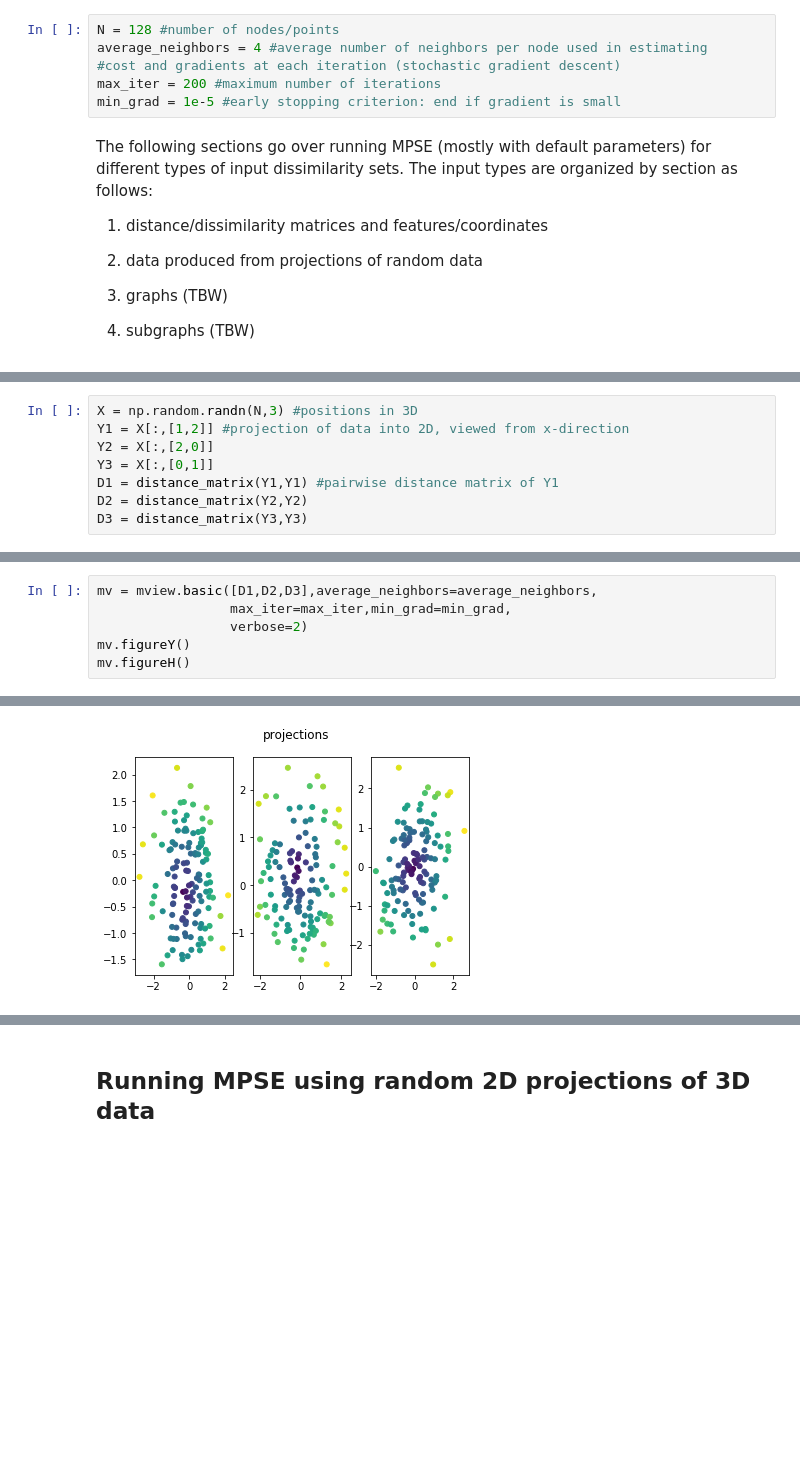
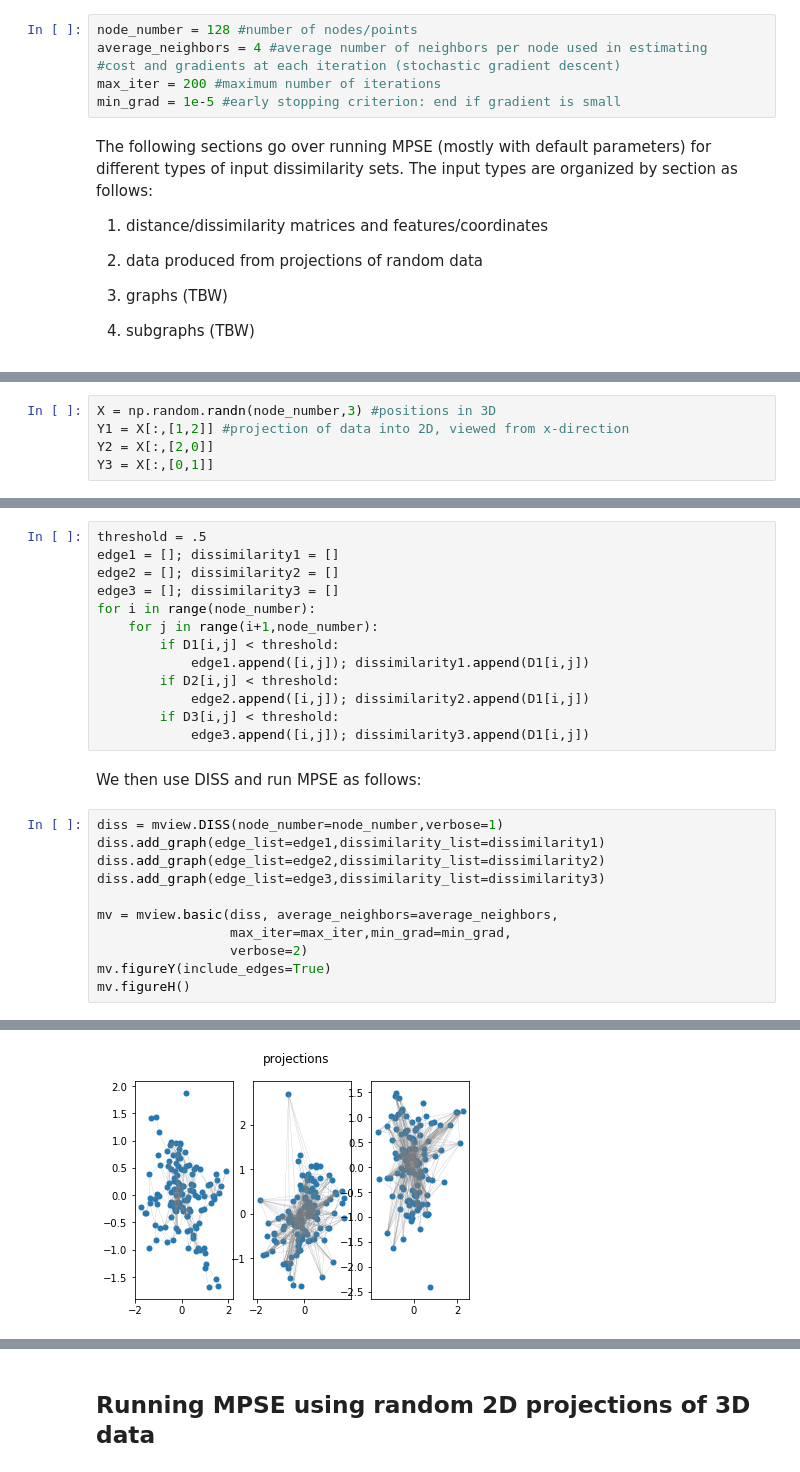
Before and after one commit to enggiqbal/MPSE, a Jupyter notebook: MPSE/mview_examples/inputs.ipynb, the cells around one changed output, grey strips where cells are left out. Drawn from its saved outputs; the diff is of its cells as text; blank space fills up the shorter version.

```diff
--- a/MPSE/mview_examples/inputs.ipynb
+++ b/MPSE/mview_examples/inputs.ipynb
@@ -13,5 +14,5 @@ We will be using these parameters in all of the computations (so feel free to ch
 # %%
-N = 128 #number of nodes/points
+node_number = 128 #number of nodes/points
 average_neighbors = 4 #average number of neighbors per node used in estimating
 #cost and gradients at each iteration (stochastic gradient descent)
 max_iter = 200 #maximum number of iterations
@@ -33,8 +34,5 @@ To begin, let us run MPSE with dissimilarity relations obtained from a physical
 # %%
-X = np.random.randn(N,3) #positions in 3D
+X = np.random.randn(node_number,3) #positions in 3D
 Y1 = X[:,[1,2]] #projection of data into 2D, viewed from x-direction
 Y2 = X[:,[2,0]]
 Y3 = X[:,[0,1]]
-D1 = distance_matrix(Y1,Y1) #pairwise distance matrix of Y1
-D2 = distance_matrix(Y2,Y2)
-D3 = distance_matrix(Y3,Y3)
@@ -45,7 +101,27 @@ Here, the colors in the plots are produced automatically, by taking as colors th
+# %%
+threshold = .5
+edge1 = []; dissimilarity1 = []
+edge2 = []; dissimilarity2 = []
+edge3 = []; dissimilarity3 = []
+for i in range(node_number):
+    for j in range(i+1,node_number):
+        if D1[i,j] < threshold:
+            edge1.append([i,j]); dissimilarity1.append(D1[i,j])
+        if D2[i,j] < threshold:
+            edge2.append([i,j]); dissimilarity2.append(D1[i,j])
+        if D3[i,j] < threshold:
+            edge3.append([i,j]); dissimilarity3.append(D1[i,j])
+# %% [markdown]
+We then use DISS and run MPSE as follows:
 # %%
-mv = mview.basic([D1,D2,D3],average_neighbors=average_neighbors,
+diss = mview.DISS(node_number=node_number,verbose=1)
+diss.add_graph(edge_list=edge1,dissimilarity_list=dissimilarity1)
+diss.add_graph(edge_list=edge2,dissimilarity_list=dissimilarity2)
+diss.add_graph(edge_list=edge3,dissimilarity_list=dissimilarity3)
+
+mv = mview.basic(diss, average_neighbors=average_neighbors,
                  max_iter=max_iter,min_grad=min_grad,
                  verbose=2)
-mv.figureY()
+mv.figureY(include_edges=True)
 mv.figureH()
 # %% [output]
@@ -69 +145 @@ mpse.MPSE():
-[figure, old version]
+[figure, new version]
```
Also changed, not shown: parts of 32 cells of this notebook, 17 other files.
